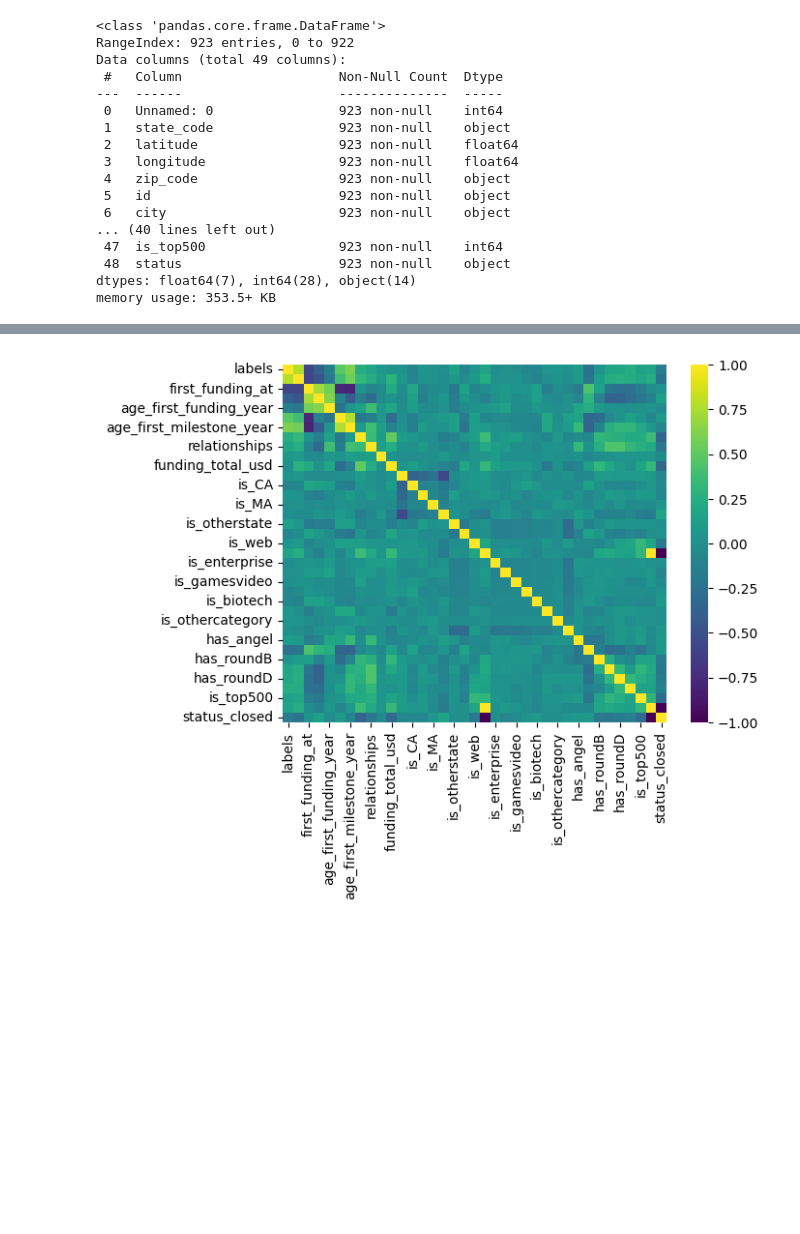
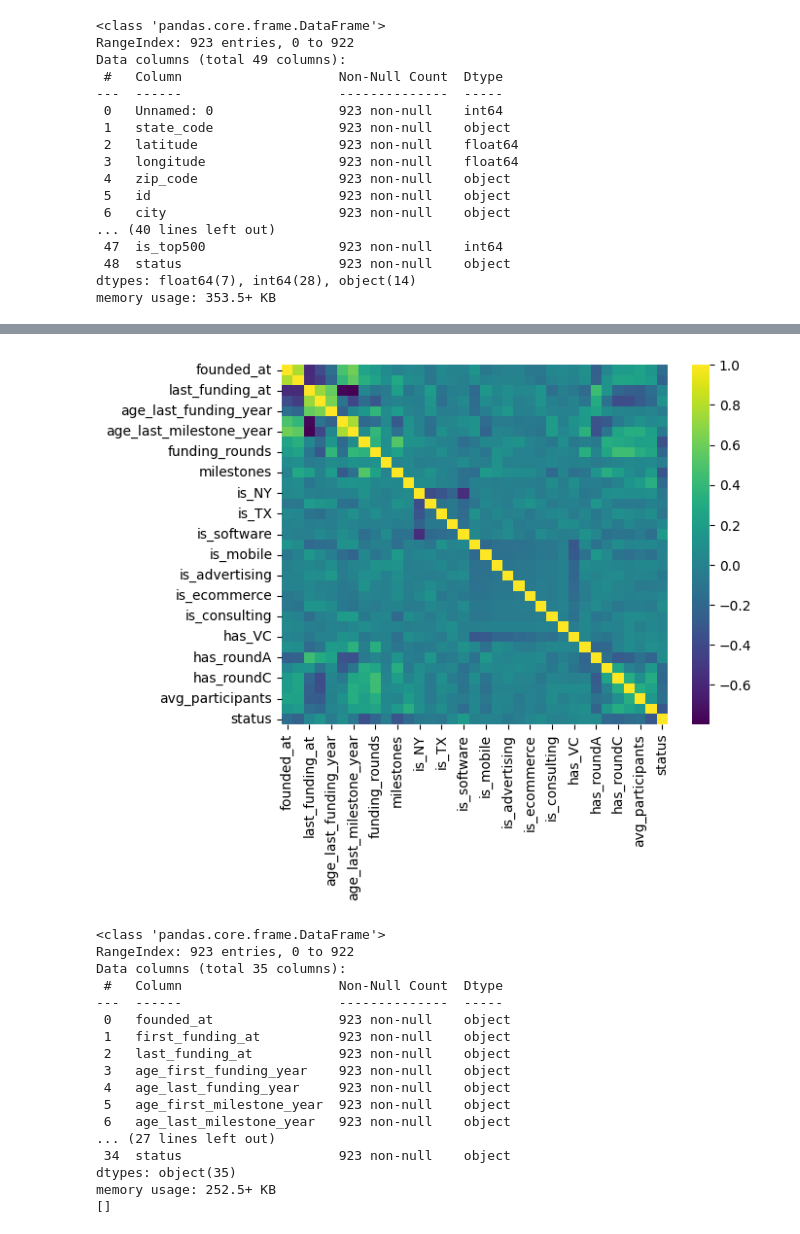
Before and after one commit to rileydrcelik/startup_predictor, a Jupyter notebook: pipeline.ipynb, the cells around one changed output, grey strips where cells are left out. Drawn from its saved outputs; the diff is of its cells as text; code cells hidden in the pictures; blank space fills up the shorter version.

Commit message:
actually finished pipeline, got some models working

```diff
--- a/pipeline.ipynb
+++ b/pipeline.ipynb
@@ -89,6 +112,0 @@ x_train, x_val, y_train, y_val = train_test_split(x_train, y_train, test_size=.2
-# %%
-corr_matrix = df_tf.corr()
-sns.heatmap(corr_matrix, annot=False, cmap="viridis")
-plt.show()
-# %% [output]
-[figure, removed]
@@ -99 +113,54 @@ clf = Pipeline(
+# %%
+#pipeline
+
+impute_pl = Pipeline(steps=[
+    ('imputer', SimpleImputer(strategy='median')),
+    ('scaler', StandardScaler())
+])
+
+preprocessor = ColumnTransformer(
+    transformers=[
+        ("impute", impute_pl, impute_cols),
+        ("scale", StandardScaler(), scale_cols)
+    ],
+    remainder="passthrough" #other cols stay the same
+)
+
+df2_tf = preprocessor.fit_transform(df2)
+df2_tf = pd.DataFrame(df2_tf, columns=col_names)
+
+
+#dropping columns with a high corr
+threshold = .8
+corr_matrix = df2_tf.corr()
+sns.heatmap(corr_matrix, annot=False, cmap="viridis")
+plt.show()
+
+upper = corr_matrix.where(np.triu(np.ones(corr_matrix.shape), k=1).astype(bool))
+high_corr_features = [
+    column for column in upper.columns if any(upper[column] > threshold)
+]
+df_tf = df2_tf.drop(columns=high_corr_features, errors='ignore')
+df_tf.info()
+
+print(high_corr_features)
+# %% [output]
+[figure, added]
+<class 'pandas.core.frame.DataFrame'>
+RangeIndex: 923 entries, 0 to 922
+Data columns (total 35 columns):
+ #   Column                    Non-Null Count  Dtype
+---  ------                    --------------  -----
+ 0   founded_at                923 non-null    object
+ 1   first_funding_at          923 non-null    object
+ 2   last_funding_at           923 non-null    object
+ 3   age_first_funding_year    923 non-null    object
+ 4   age_last_funding_year     923 non-null    object
+ 5   age_first_milestone_year  923 non-null    object
+ 6   age_last_milestone_year   923 non-null    object
+... (27 lines left out)
+ 34  status                    923 non-null    object
+dtypes: object(35)
+memory usage: 252.5+ KB
+[]
 # %%
```
Also changed, not shown: parts of 9 cells of this notebook, 2 other files.
